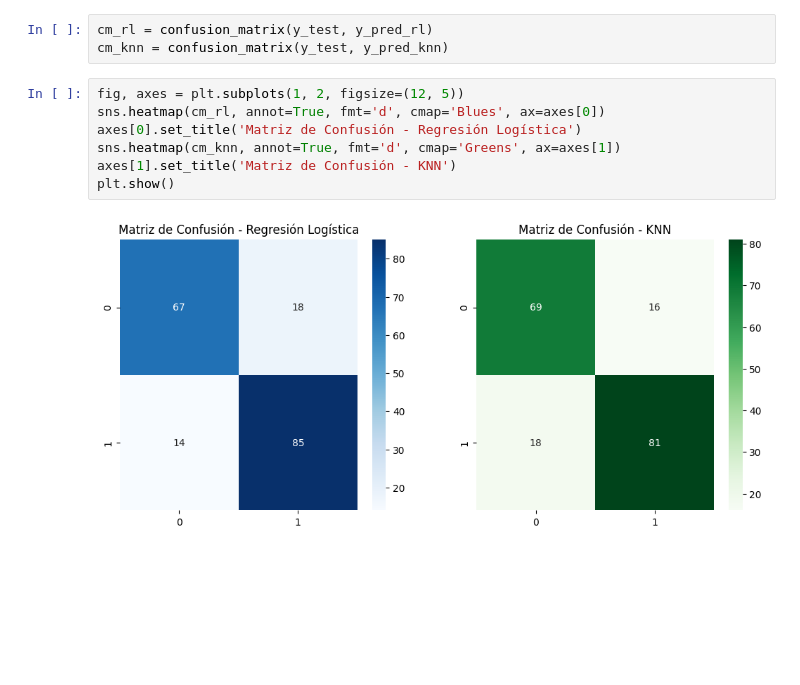
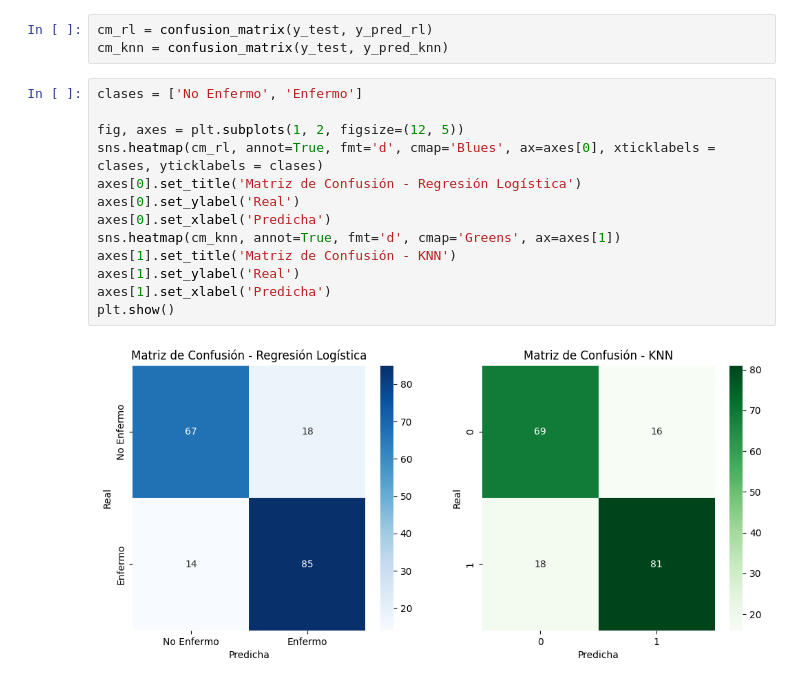
Before and after one commit to BaljeetTM/Tarea1_dataScience, a Jupyter notebook: Tarea5.ipynb, the cells around one changed output. Saved outputs shown, nothing was run; the diff lists cells and outputs as text; blank space fills up the shorter version.

```diff
--- a/Tarea5.ipynb
+++ b/Tarea5.ipynb
@@ -171,11 +171,17 @@ table
 cm_rl = confusion_matrix(y_test, y_pred_rl)
 cm_knn = confusion_matrix(y_test, y_pred_knn)
 # %%
+clases = ['No Enfermo', 'Enfermo']
+
 fig, axes = plt.subplots(1, 2, figsize=(12, 5))
-sns.heatmap(cm_rl, annot=True, fmt='d', cmap='Blues', ax=axes[0])
+sns.heatmap(cm_rl, annot=True, fmt='d', cmap='Blues', ax=axes[0], xticklabels = clases, yticklabels = clases)
 axes[0].set_title('Matriz de Confusión - Regresión Logística')
+axes[0].set_ylabel('Real')
+axes[0].set_xlabel('Predicha')
 sns.heatmap(cm_knn, annot=True, fmt='d', cmap='Greens', ax=axes[1])
 axes[1].set_title('Matriz de Confusión - KNN')
+axes[1].set_ylabel('Real')
+axes[1].set_xlabel('Predicha')
 plt.show()
 # %% [output]
-[figure, old version]
+[figure, new version]
```
Also changed, not shown: parts of 1 cell of this notebook.
